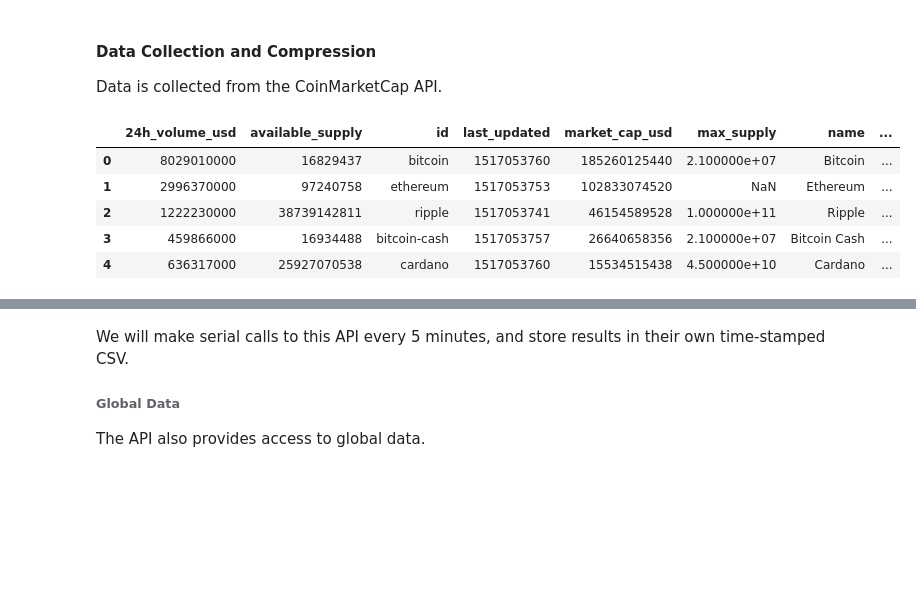
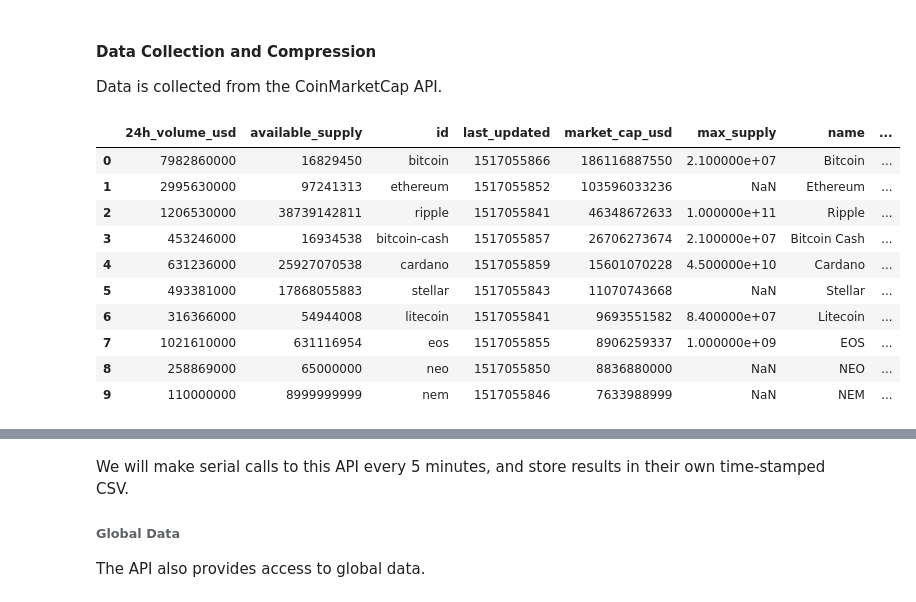
Before and after one commit to welsny/crypto-analysis, a Jupyter notebook: Exploratory Analysis.ipynb, the cells around one changed output, grey strips where cells are left out. Drawn from its saved outputs; the diff is of its cells as text; code cells hidden in the pictures; blank space fills up the shorter version.

```diff
--- a/Exploratory Analysis.ipynb
+++ b/Exploratory Analysis.ipynb
@@ -11,23 +11,28 @@ Data is collected from the CoinMarketCap API.
 # %%
 %matplotlib inline
 
 import requests
 import pandas as pd
 import numpy as np
 import matplotlib.pyplot as plt
 
 N_COINS = 30
 
 df = pd.read_json(f'https://api.coinmarketcap.com/v1/ticker/?limit={N_COINS}')
 df = df.infer_objects()
-df.head()
+df.head(10)
 # %% [output]
 |  | 24h_volume_usd | available_supply | id | last_updated | market_cap_usd | max_supply | name | ... |
-| 0 | 8029010000 | 16829437 | bitcoin | 1517053760 | 185260125440 | 2.100000e+07 | Bitcoin | ... |
-| 1 | 2996370000 | 97240758 | ethereum | 1517053753 | 102833074520 | NaN | Ethereum | ... |
-| 2 | 1222230000 | 38739142811 | ripple | 1517053741 | 46154589528 | 1.000000e+11 | Ripple | ... |
-| 3 | 459866000 | 16934488 | bitcoin-cash | 1517053757 | 26640658356 | 2.100000e+07 | Bitcoin Cash | ... |
-| 4 | 636317000 | 25927070538 | cardano | 1517053760 | 15534515438 | 4.500000e+10 | Cardano | ... |
+| 0 | 7982860000 | 16829450 | bitcoin | 1517055866 | 186116887550 | 2.100000e+07 | Bitcoin | ... |
+| 1 | 2995630000 | 97241313 | ethereum | 1517055852 | 103596033236 | NaN | Ethereum | ... |
+| 2 | 1206530000 | 38739142811 | ripple | 1517055841 | 46348672633 | 1.000000e+11 | Ripple | ... |
+| 3 | 453246000 | 16934538 | bitcoin-cash | 1517055857 | 26706273674 | 2.100000e+07 | Bitcoin Cash | ... |
+| 4 | 631236000 | 25927070538 | cardano | 1517055859 | 15601070228 | 4.500000e+10 | Cardano | ... |
+| 5 | 493381000 | 17868055883 | stellar | 1517055843 | 11070743668 | NaN | Stellar | ... |
+| 6 | 316366000 | 54944008 | litecoin | 1517055841 | 9693551582 | 8.400000e+07 | Litecoin | ... |
+| 7 | 1021610000 | 631116954 | eos | 1517055855 | 8906259337 | 1.000000e+09 | EOS | ... |
+| 8 | 258869000 | 65000000 | neo | 1517055850 | 8836880000 | NaN | NEO | ... |
+| 9 | 110000000 | 8999999999 | nem | 1517055846 | 7633988999 | NaN | NEM | ... |
 # %% [markdown]
 We we want to compress this data by removing irrelevant and/or redundant features. This will allow us to minimize our disk usage (which will be useful for future scalability), and allow us to present our information in a more useful and human-readable format.
 
```
Also changed, not shown: parts of 7 cells of this notebook, 2 other files.
